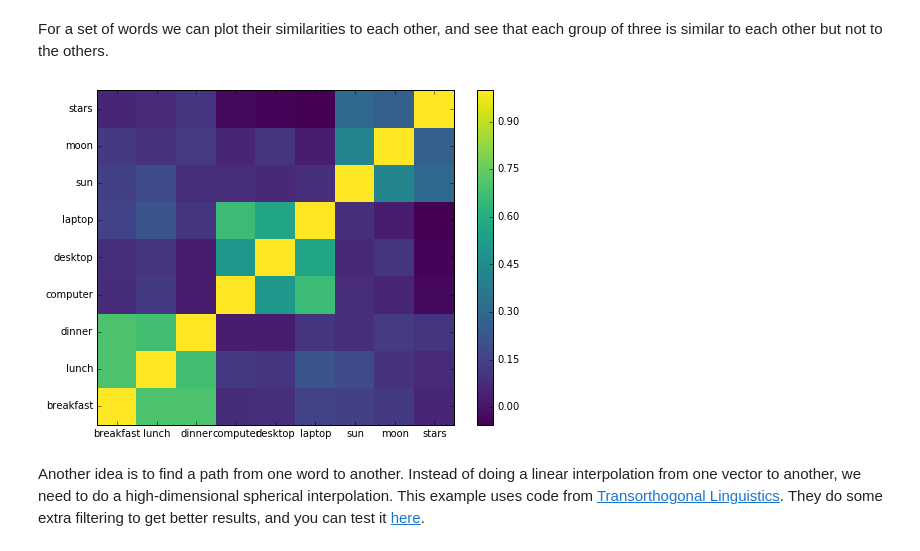
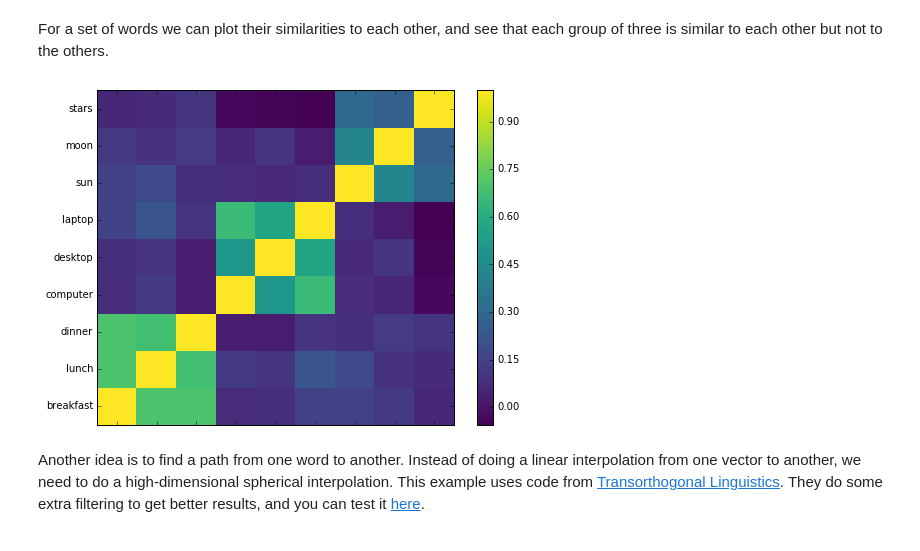
Before and after one commit to kylemcdonald/ml-examples, a Jupyter notebook: workshop/word2vec/word2vec.ipynb, the cells around one changed output. Saved outputs shown, nothing was run; the diff lists cells and outputs as text; code cells hidden in the pictures.

```diff
--- a/workshop/word2vec/word2vec.ipynb
+++ b/workshop/word2vec/word2vec.ipynb
@@ -112,20 +141,24 @@ For a set of words we can plot their similarities to each other, and see that ea
 # %%
 import numpy as np
 
+# words = [str(i) for i in range(9)]
+# words = ['first', 'second', 'third', 'fourth', 'fifth', 'sixth', 'seventh', 'eighth', 'ninth', 'tenth', 'eleventh', 'twelfth']
+# words = ['January','February','March','April','May','June','July','August','September','October','November','December']
+# words = ['Monday', 'Tuesday', 'Wednesday', 'Thursday', 'Friday', 'Saturday', 'Sunday']
 words = ['breakfast', 'lunch', 'dinner',
         'computer', 'desktop', 'laptop',
         'sun', 'moon', 'stars']
 vectors = [model[word] for word in words]
 similar = [np.dot(vectors, vector) for vector in vectors]
 
 plt.figure(figsize=(8, 6))
 plt.pcolor(np.array(similar), cmap='viridis')
 plt.colorbar()
 plt.yticks(0.5 + np.arange(len(words)), words)
-plt.xticks(0.5 + np.arange(len(words)), words)
+plt.xticks(0.5 + np.arange(len(words)), '' * len(words))
 plt.show()
 # %% [output]
-[figure, old version]
+[figure, new version]
 # %% [markdown]
 Another idea is to find a path from one word to another. Instead of doing a linear interpolation from one vector to another, we need to do a high-dimensional spherical interpolation. This example uses code from [Transorthogonal Linguistics](https://github.com/thoppe/transorthogonal-linguistics/blob/master/transorthogonal_linguistics/slerp_word_path.py). They do some extra filtering to get better results, and you can test it [here](http://transorthogonal-linguistics.herokuapp.com/TOL/boy/man).
 # %%
```
Also changed, not shown: parts of 26 cells of this notebook, 1 other file.
